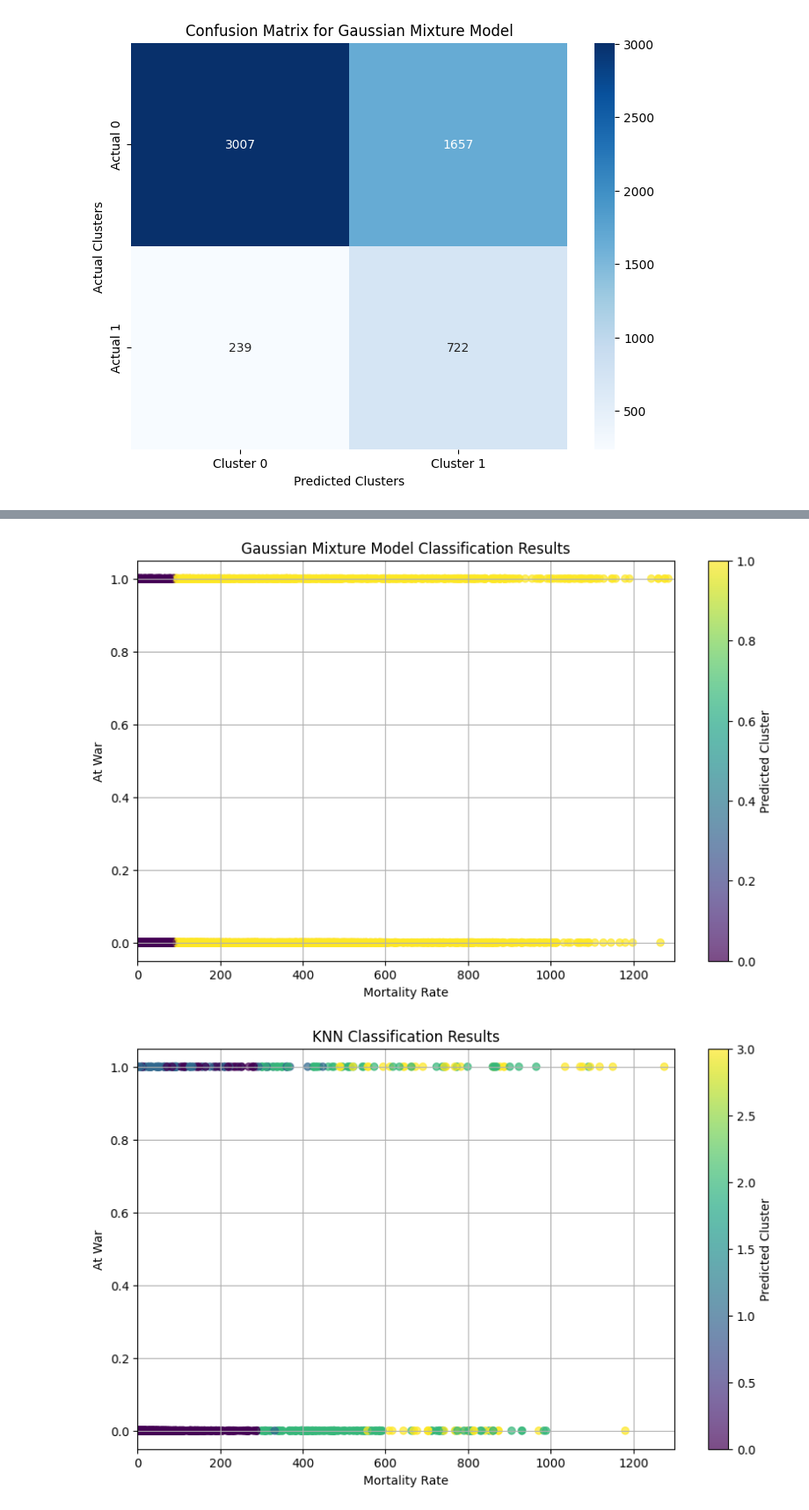
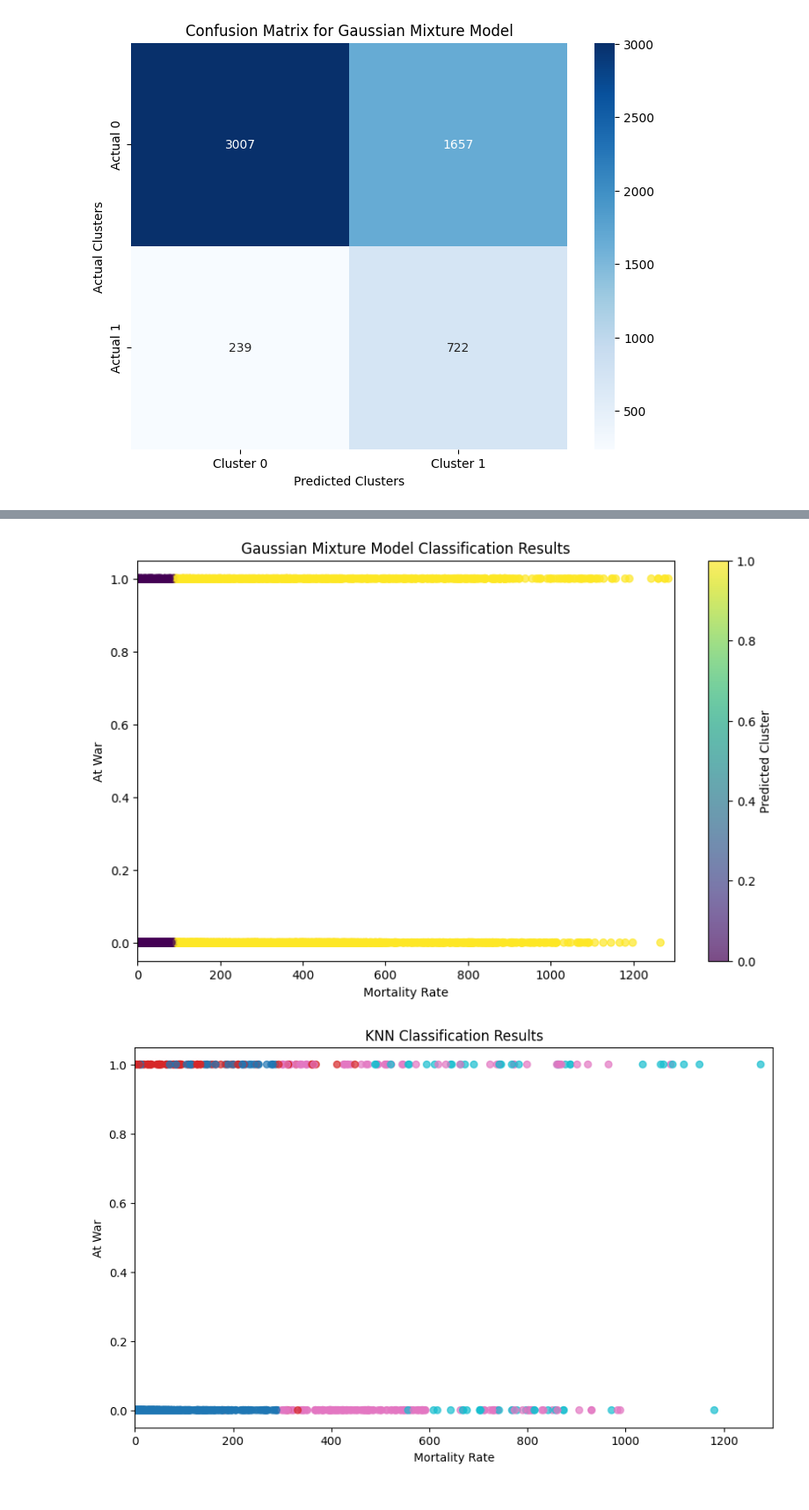
Before and after one commit to HunterMerriman/Final-Presentation, a Jupyter notebook: Maternal Mortality KMEANS Analysis.ipynb, the cells around one changed output, grey strips where cells are left out. Shown at 88% size. Drawn from its saved outputs; the diff is of its cells as text; code cells hidden in the pictures.

```diff
--- a/Maternal Mortality KMEANS Analysis.ipynb
+++ b/Maternal Mortality KMEANS Analysis.ipynb
@@ -461,33 +460,32 @@ print("- It predicts the class of a data point based on the majority class of it
 plt.figure(figsize=(10, 6))
 plt.scatter(mm_conflicts['Mortality Rate'], mm_conflicts['At War'], c=kmeans_labels, cmap='viridis', alpha=0.7)
 plt.colorbar(label='Cluster')
+plt.grid(False)
 plt.xlabel('Mortality Rate')
 plt.xlim(0, 1300)
 plt.ylabel('At War')
 plt.title('KMeans Clustering Results')
-plt.grid()
 plt.show()
 
 # Plot the GMM classification results
 plt.figure(figsize=(10, 6))
 plt.scatter(mm_conflicts['Mortality Rate'], mm_conflicts['At War'], c=gmm_labels, cmap='viridis', alpha=0.7)
 plt.colorbar(label='Predicted Cluster')
+plt.grid(False)
 plt.xlabel('Mortality Rate')
 plt.xlim(0, 1300)
 plt.ylabel('At War')
 plt.title('Gaussian Mixture Model Classification Results')
-plt.grid()
 plt.show()
 
 # Plot the KNN classification results
 plt.figure(figsize=(10, 6))
-plt.scatter(X_test['Mortality Rate'], X_test['At War'], c=y_pred, cmap='viridis', alpha=0.7)
-plt.colorbar(label='Predicted Cluster')
+plt.scatter(X_test['Mortality Rate'], X_test['At War'], c=y_pred, cmap='tab10', alpha=0.7)
+plt.grid(False)
 plt.xlabel('Mortality Rate')
 plt.xlim(0, 1300)
 plt.ylabel('At War')
 plt.title('KNN Classification Results')
-plt.grid()
 plt.show()
 # %% [output]
 Model Explanation:
@@ -507,5 +505,5 @@ Model Explanation:
-[figure, old version]
+[figure, new version]
-[figure, old version]
+[figure, new version]
 # %%
 from sklearn.metrics import confusion_matrix
 import seaborn as sns
```
Also changed, not shown: parts of 15 cells of this notebook.
